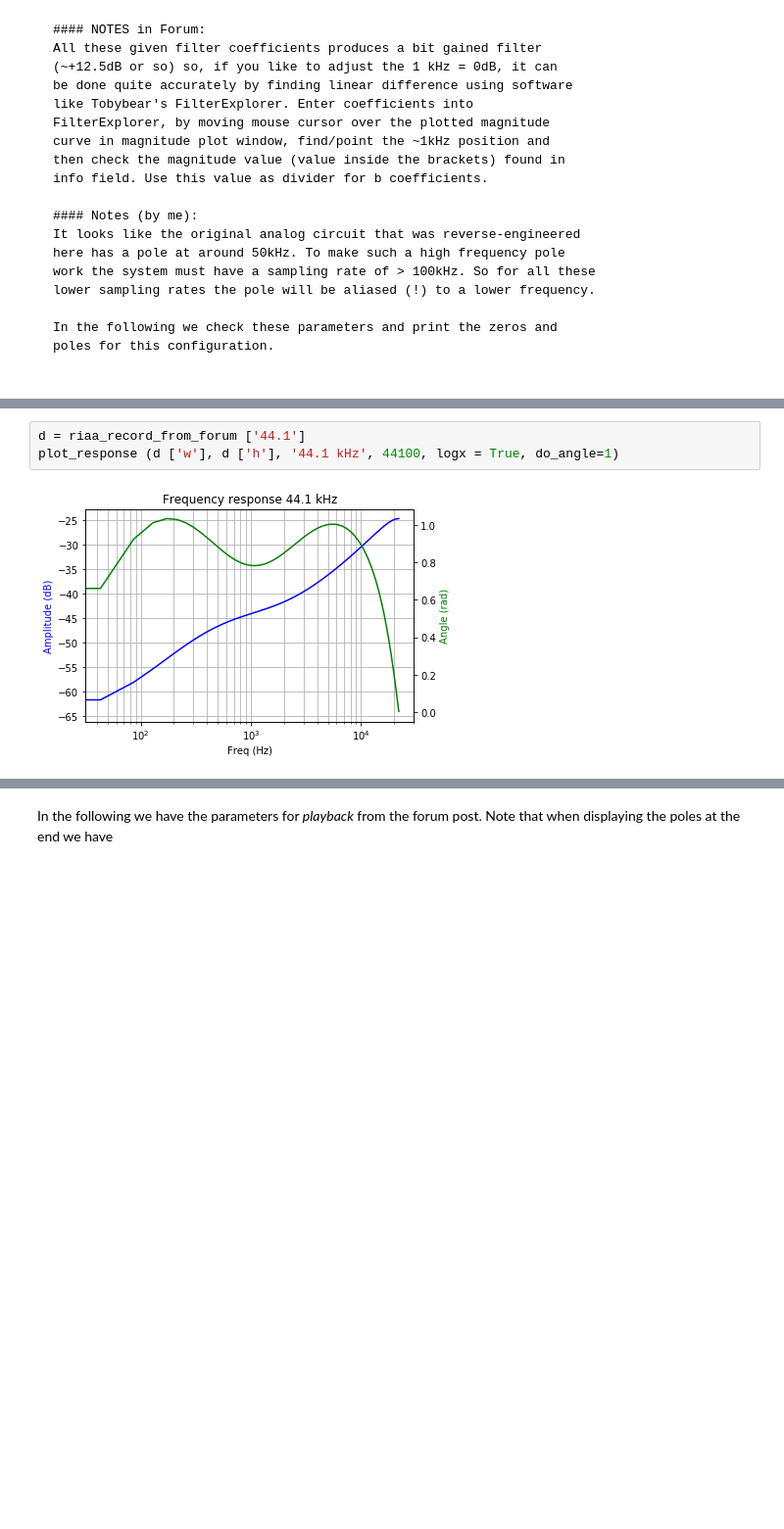
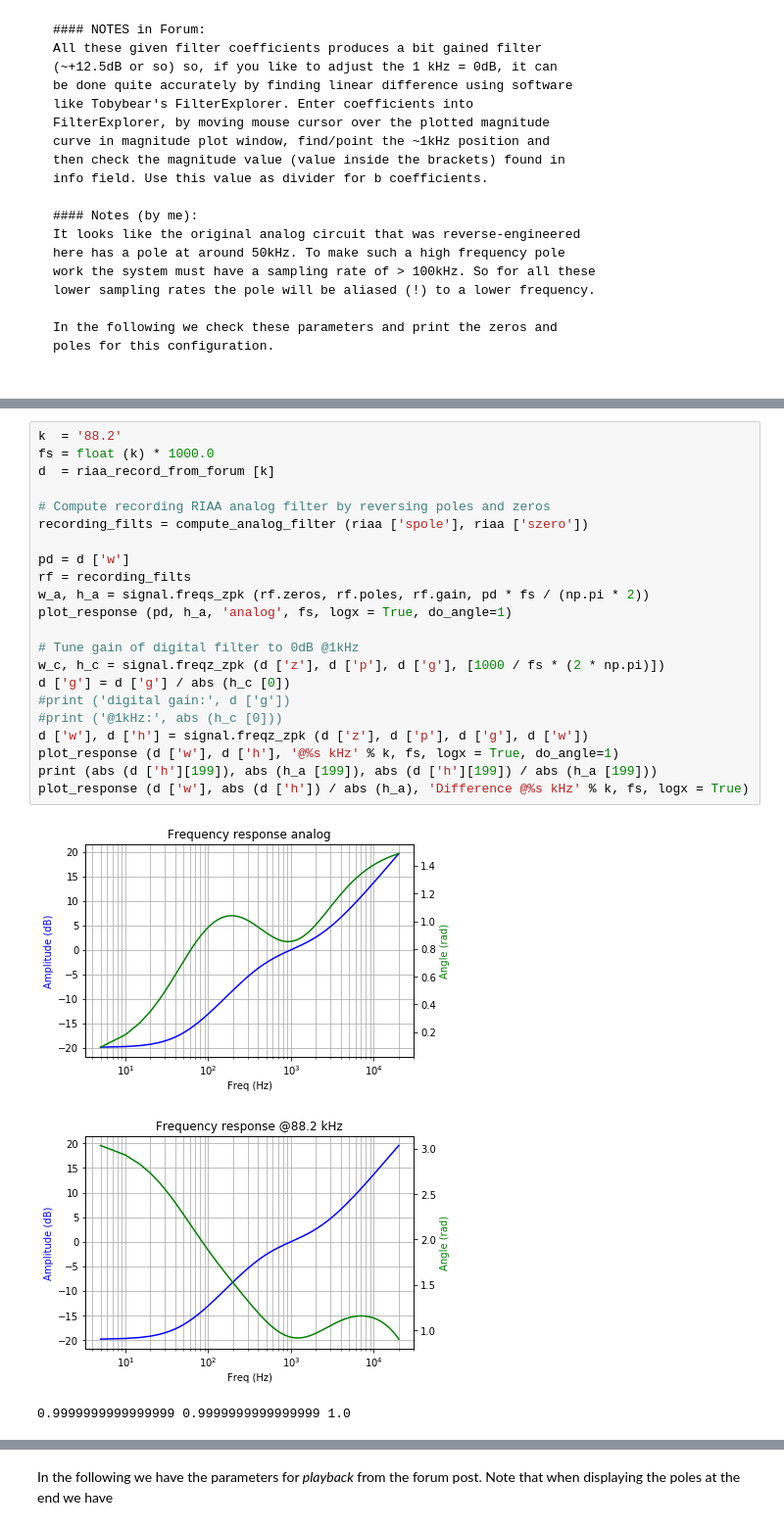
Before and after one commit to schlatterbeck/filter-optimizer, a Jupyter notebook: RIAA.ipynb, the cells around one changed output, grey strips where cells are left out. Shown at 98% size. Cells and saved outputs as stored; diff of their text form; blank space fills up the shorter version.

```diff
--- a/RIAA.ipynb
+++ b/RIAA.ipynb
@@ -369,8 +380,29 @@ zeros: [0.9931716 0.7229063] poles: [ 0.93123263 -0.19277413] gain: 0.0267591861
 zeros: [0.9931716 0.7229063] poles: [ 0.93123263 -0.19277413] gain: 0.02675918611906
 zeros: [1.00356989 0.85943272] poles: [ 0.96513548 -0.11315687] gain: 0.04872204977233
 zeros: [1.00328287 0.87008907] poles: [ 0.96787451 -0.10951854] gain: 0.05265477122714
-# %%
-d = riaa_record_from_forum ['44.1']
-plot_response (d ['w'], d ['h'], '44.1 kHz', 44100, logx = True, do_angle=1)
-# %% [output]
-[figure, removed]
+# %%
+k  = '88.2'
+fs = float (k) * 1000.0
+d  = riaa_record_from_forum [k]
+
+# Compute recording RIAA analog filter by reversing poles and zeros
+recording_filts = compute_analog_filter (riaa ['spole'], riaa ['szero'])
+
+pd = d ['w']
+rf = recording_filts
+w_a, h_a = signal.freqs_zpk (rf.zeros, rf.poles, rf.gain, pd * fs / (np.pi * 2))
+plot_response (pd, h_a, 'analog', fs, logx = True, do_angle=1)
+
+# Tune gain of digital filter to 0dB @1kHz
+w_c, h_c = signal.freqz_zpk (d ['z'], d ['p'], d ['g'], [1000 / fs * (2 * np.pi)])
+d ['g'] = d ['g'] / abs (h_c [0])
+#print ('digital gain:', d ['g'])
+#print ('@1kHz:', abs (h_c [0]))
+d ['w'], d ['h'] = signal.freqz_zpk (d ['z'], d ['p'], d ['g'], d ['w'])
+plot_response (d ['w'], d ['h'], '@%s kHz' % k, fs, logx = True, do_angle=1)
+print (abs (d ['h'][199]), abs (h_a [199]), abs (d ['h'][199]) / abs (h_a [199]))
+plot_response (d ['w'], abs (d ['h']) / abs (h_a), 'Difference @%s kHz' % k, fs, logx = True)
+# %% [output]
+[figure, added]
+[figure, added]
+0.9999999999999999 0.9999999999999999 1.0
```
Also changed, not shown: parts of 5 cells of this notebook.
